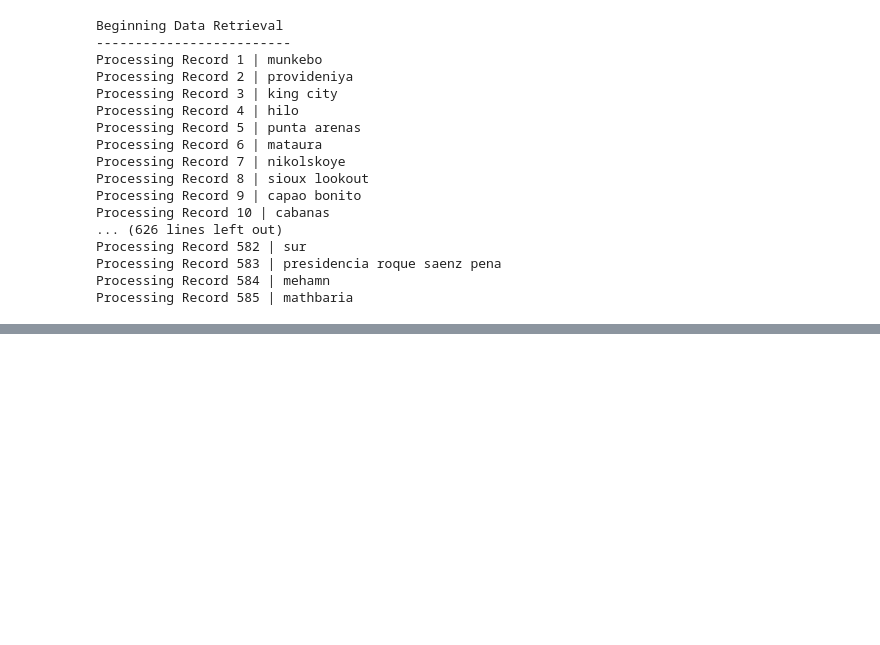
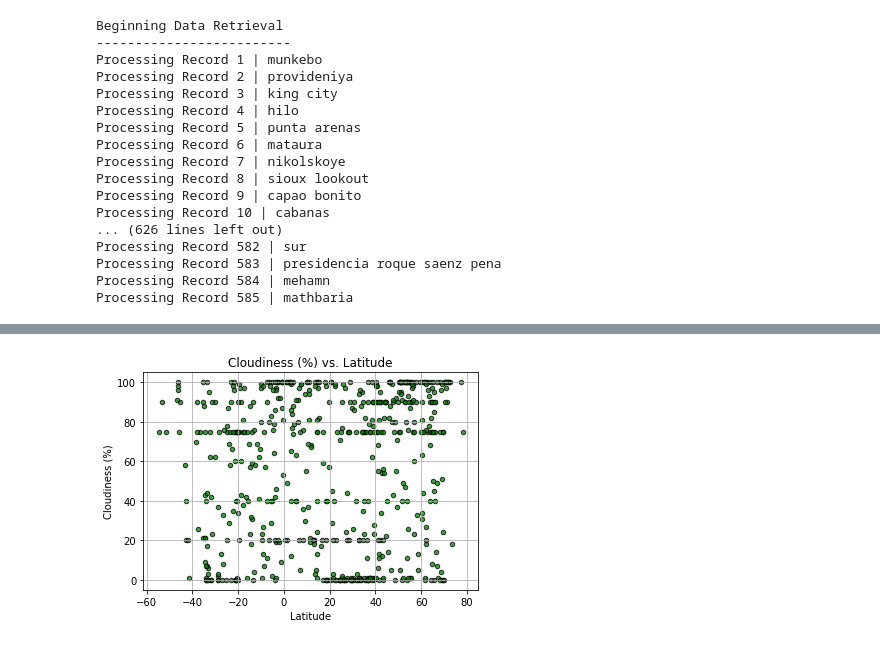
Before and after one commit to rpatel10491/python-api-challenge, a Jupyter notebook: WeatherPy/WeatherPy.ipynb, the cells around one changed output, grey strips where cells are left out. Cells and saved outputs as stored; diff of their text form; code cells hidden in the pictures; blank space fills up the shorter version.

```diff
--- a/WeatherPy/WeatherPy.ipynb
+++ b/WeatherPy/WeatherPy.ipynb
@@ -130,0 +149,15 @@ dtype: int64
+# %%
+# Create scatter plot for Lat vs Cloudiness.
+plt.scatter(df_weather['Lat'], df_weather['Cloudiness'], marker='o', s=20, c='g', edgecolors='black', alpha=.75)
+
+# Format axis and labels.
+plt.title('Cloudiness (%) vs. Latitude')
+plt.ylabel('Cloudiness (%)')
+plt.xlabel('Latitude')
+plt.grid(True)
+
+# Save the figure.
+plt.savefig('Cloudiness_vs_Lat.png')
+plt.show()
+# %% [output]
+[figure, added]
```
Also changed, not shown: parts of 4 cells of this notebook, 4 other files.
